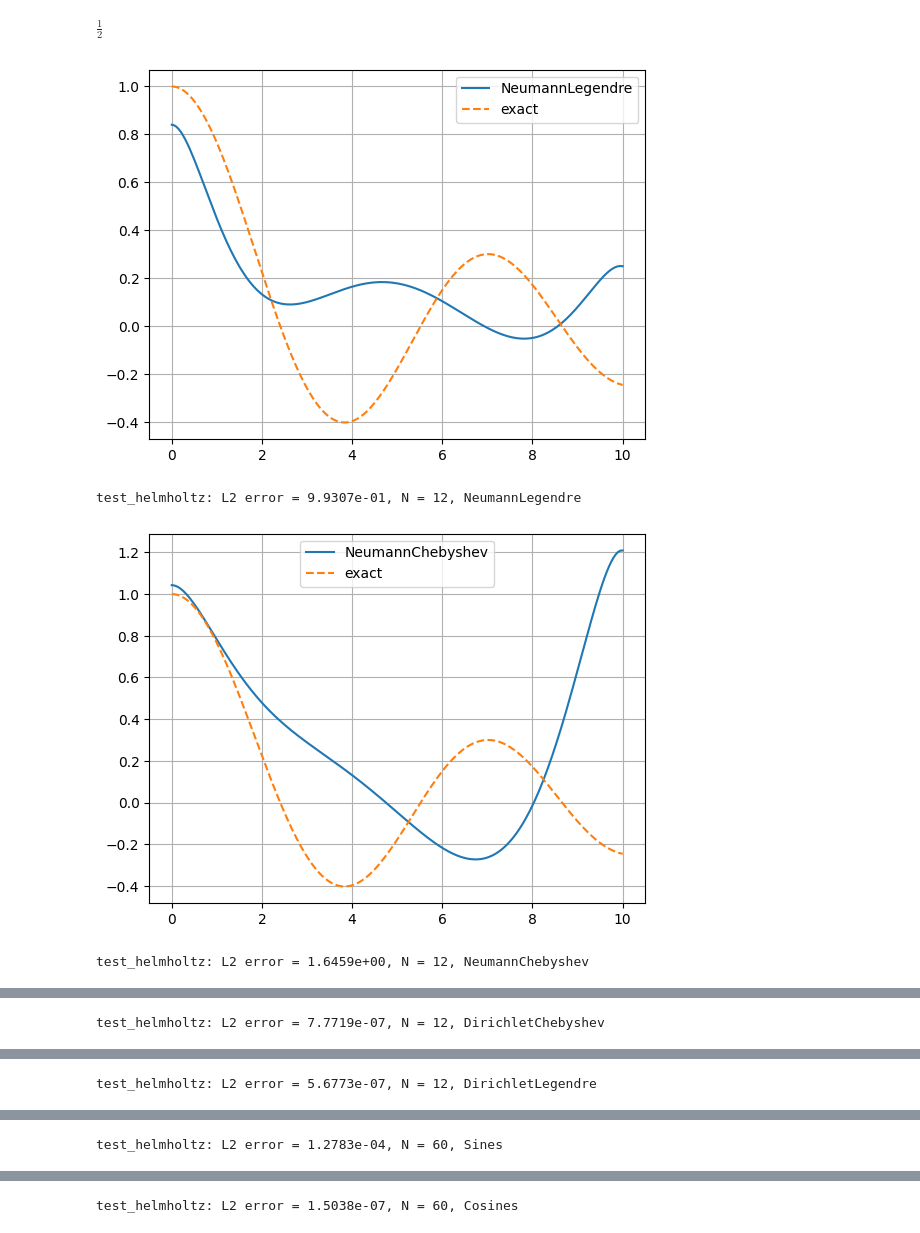
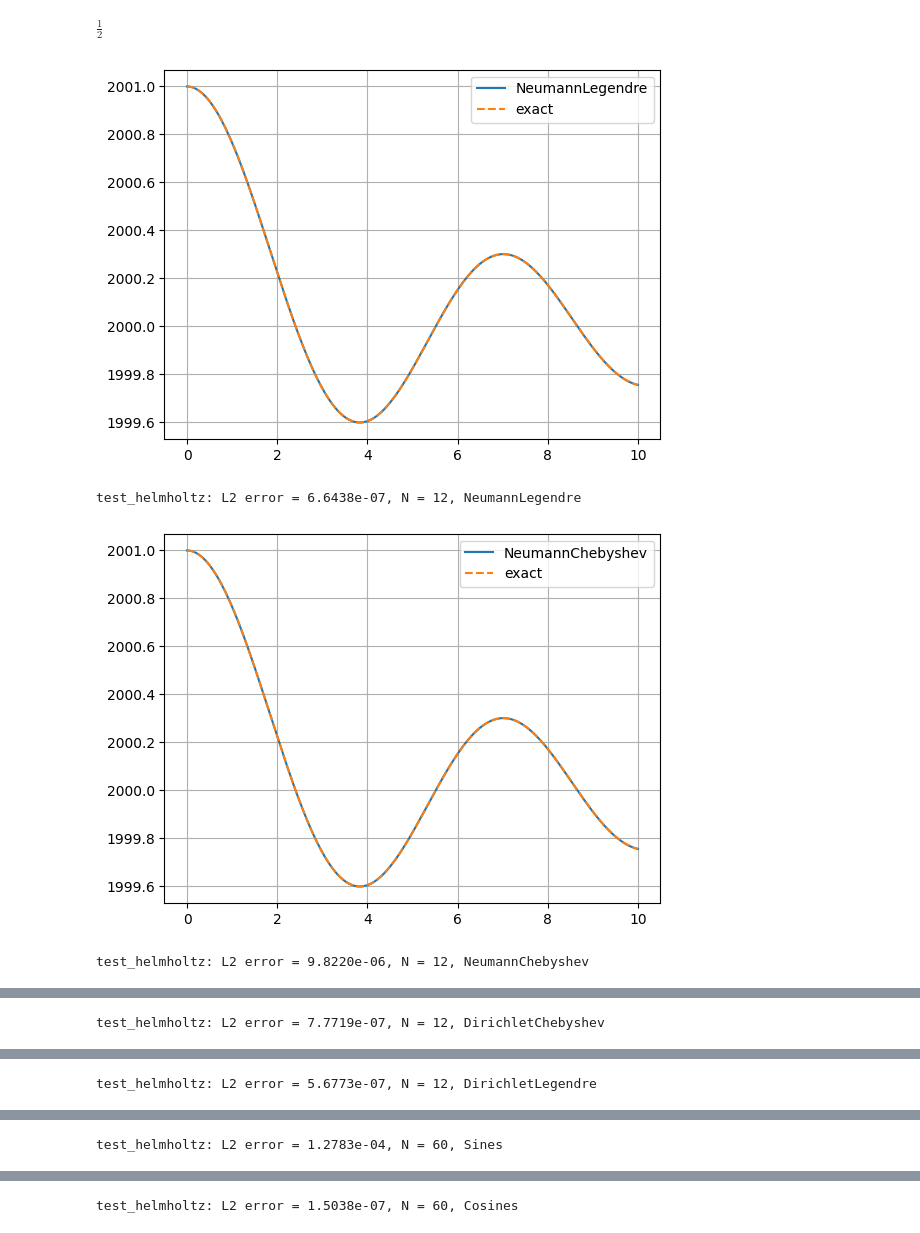
Before and after one commit to KristianHolme/MAT-MEK9270-mandatory2, a Jupyter notebook: testing.ipynb, the cells around one changed output, grey strips where cells are left out. Saved outputs shown, nothing was run; the diff lists cells and outputs as text; code cells hidden in the pictures.

Commit message:
fix neumann

```diff
--- a/testing.ipynb
+++ b/testing.ipynb
@@ -6,7 +6,7 @@ import matplotlib.pyplot as plt
 # %%
 ue = 4*x**3 - 3*x**2 + 2*x + 1
 f = ue
-domain = (-1, 4)
+domain = (-1, 1)
 constraint = sp.integrate(ue, (x, domain[0], domain[1]))
 space = NeumannLegendre
 if space in (NeumannChebyshev, NeumannLegendre, Cosines):
@@ -44,34 +44,34 @@ sp.integrate(f**2, (x, 0, 1))
 # %% [output]
 $\displaystyle \frac{1}{2}$
 # %%
-ue = sp.besselj(0, x)
+ue = sp.besselj(0, x) + 2000
 f = ue.diff(x, 2)+ue
 domain = (0, 10)
 for space in (NeumannLegendre, NeumannChebyshev, DirichletChebyshev, DirichletLegendre, Sines, Cosines):
     if space in (NeumannChebyshev, NeumannLegendre, Cosines):
         bc = ue.diff(x, 1).subs(x, domain[0]), ue.diff(
             x, 1).subs(x, domain[1])
     else:
         bc = ue.subs(x, domain[0]), ue.subs(x, domain[1])
     N = 60 if space in (Sines, Cosines) else 12
     V = space(N, domain=domain, bc=bc)
     u = TrialFunction(V)
     v = TestFunction(V)
     A = inner(u.diff(2), v) + inner(u, v)
     b = inner(f-(V.B.x.diff(x, 2)+V.B.x), v)
     u_tilde = np.linalg.solve(A, b)
     xs = np.linspace(domain[0], domain[1], 200)
     u_tilde_xs = V.eval(u_tilde, xs)
     u_xs = sp.lambdify(x, ue)(xs)
     plt.plot(xs, u_tilde_xs, label=f'{V.__class__.__name__}')
     plt.plot(xs, u_xs, '--', label=f'exact')
     plt.legend()
     plt.grid()
     plt.show()
     err = L2_error(u_tilde, ue, V)
     print(f'test_helmholtz: L2 error = {err:2.4e}, N = {N}, {V.__class__.__name__}')
 # %% [output]
-[figure, old version]
+[figure, new version]
-test_helmholtz: L2 error = 9.9307e-01, N = 12, NeumannLegendre
+test_helmholtz: L2 error = 6.6438e-07, N = 12, NeumannLegendre
-[figure, old version]
+[figure, new version]
-test_helmholtz: L2 error = 1.6459e+00, N = 12, NeumannChebyshev
+test_helmholtz: L2 error = 9.8220e-06, N = 12, NeumannChebyshev
```
Also changed, not shown: parts of 2 cells of this notebook, 1 other file.
